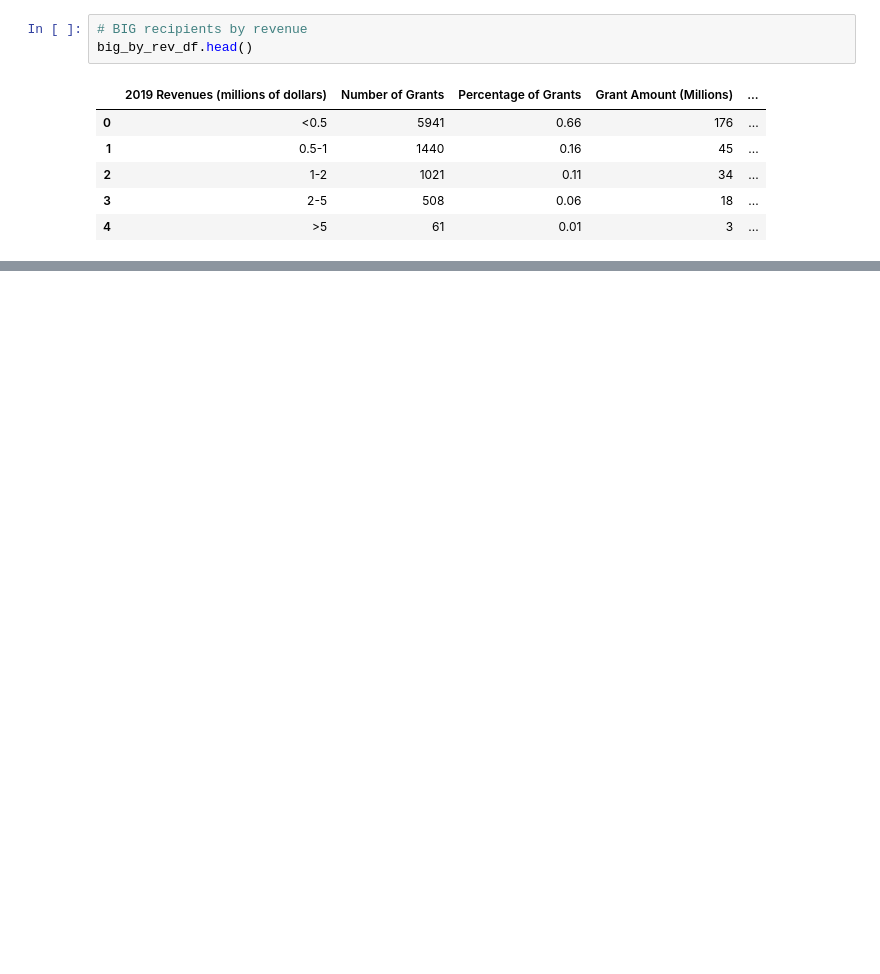
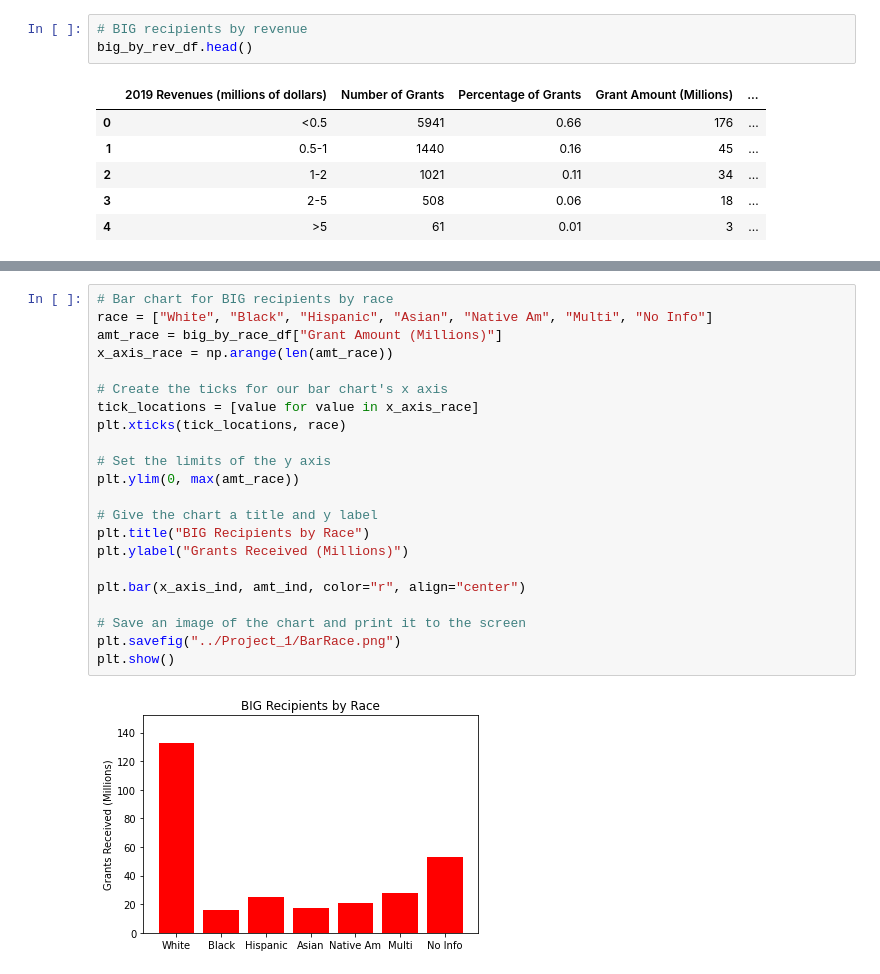
Before and after one commit to Josh-Weidenaar/Project_1, a Jupyter notebook: BIG_viz.ipynb, the cells around one changed output, grey strips where cells are left out. Drawn from its saved outputs; the diff is of its cells as text; blank space fills up the shorter version.

```diff
--- a/BIG_viz.ipynb
+++ b/BIG_viz.ipynb
@@ -55,0 +88,24 @@ big_by_race_df.head()
+# %%
+# Bar chart for BIG recipients by race
+race = ["White", "Black", "Hispanic", "Asian", "Native Am", "Multi", "No Info"]
+amt_race = big_by_race_df["Grant Amount (Millions)"]
+x_axis_race = np.arange(len(amt_race))
+
+# Create the ticks for our bar chart's x axis
+tick_locations = [value for value in x_axis_race]
+plt.xticks(tick_locations, race)
+
+# Set the limits of the y axis
+plt.ylim(0, max(amt_race))
+
+# Give the chart a title and y label
+plt.title("BIG Recipients by Race")
+plt.ylabel("Grants Received (Millions)")
+
+plt.bar(x_axis_ind, amt_ind, color="r", align="center")
+
+# Save an image of the chart and print it to the screen
+plt.savefig("../Project_1/BarRace.png")
+plt.show()
+# %% [output]
+[figure, added]
```
Also changed, not shown: parts of 6 cells of this notebook, 4 other files.
